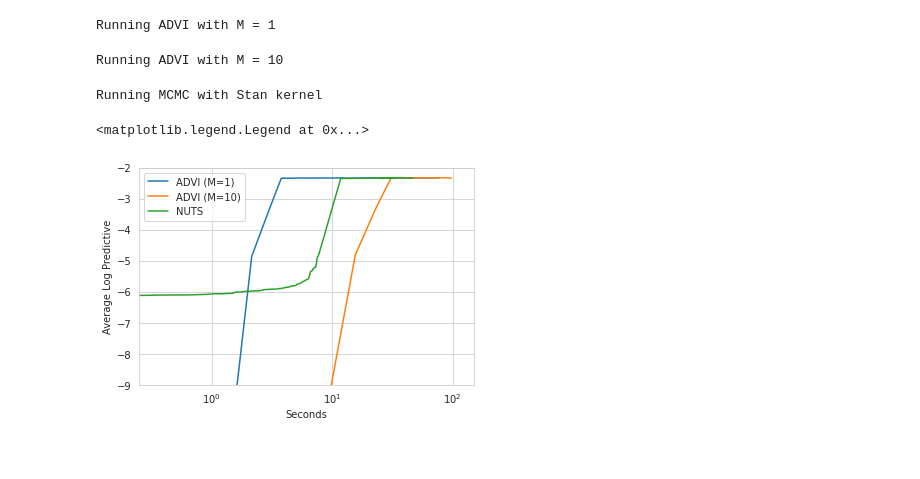
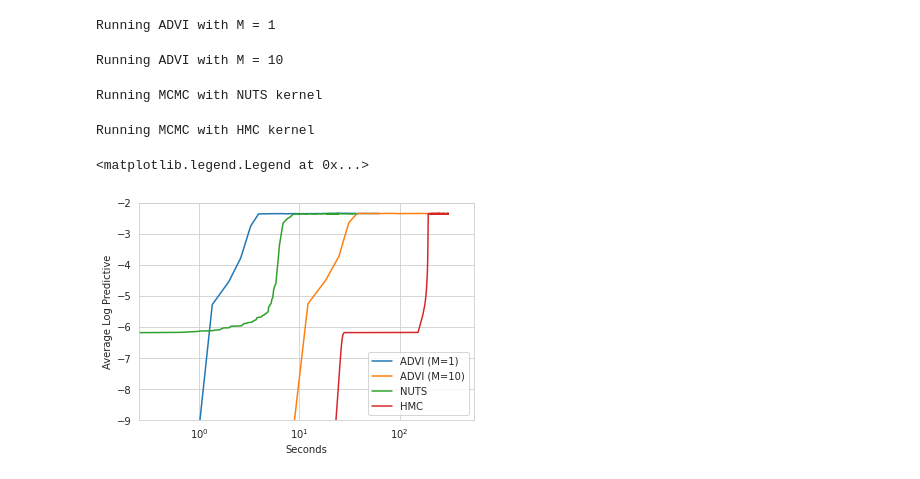
Before and after one commit to lorenzkuhn/advi, a Jupyter notebook: ARD.ipynb, the cells around one changed output. Drawn from its saved outputs; the diff is of its cells as text; code cells hidden in the pictures.

```diff
--- a/ARD.ipynb
+++ b/ARD.ipynb
@@ -127,7 +126,7 @@ def run_advi(model, num_iterations, num_particles, verbose = False):
 
   return output_advi
 # %%
-def run_mcmc(model):
+def run_mcmc(model, num_samples, num_warmups, kernel_method):
   # Run MCMC using Stan kernel
   pyro.clear_param_store()
   torch.manual_seed(0)
@@ -137,7 +136,7 @@ def run_mcmc(model):
 
   def hook_fn(kernel, sample, stage, i):
       #use the most recently sampled param to estimate performance
-      if i < 100 or (i % 50 == 0): #evaluate all first 100 samples and then every 50
+      if i < 100 or (i % 10 == 0): #evaluate all first 100 samples and then every 50
         learned_beta = sample['beta']
         learned_sigma2 = torch.exp(sample['sigma2']) #ATTENTION: InvGamma uses PowerTransform
 
@@ -151,57 +150,71 @@ def run_mcmc(model):
         train_time.append(time.time())
         test_log_prob_list.append(test_log_prob)
 
-  nuts_kernel = NUTS(model, max_tree_depth = 4)
+  if kernel_method == 'NUTS':
+    kernel = NUTS(model,max_tree_depth = 4)
+
+  elif kernel_method == 'HMC':
+    kernel = HMC(model, step_size = 0.1,
+                 num_steps = 10,
+                 target_accept_prob=0.8,
+                 adapt_step_size = False)
+
+  else:
+    print('Unknown kernel method')
+    return 0
 
   nuts = MCMC(
-              nuts_kernel,
-              num_samples=300,
-              warmup_steps=300,
+              kernel,
+              num_samples=num_samples,
+              warmup_steps=num_warmups,
               disable_progbar=False,
               num_chains = 1,
               hook_fn = hook_fn
-      )
+  )
 
   nuts.run(x_train, y_train.squeeze())
 
-  output_nuts = pd.DataFrame({'t':np.array(train_time)-train_time[0],
+  output_mcmc = pd.DataFrame({'t':np.array(train_time)-train_time[0],
                               "test_accuracy":np.array(test_log_prob_list),
-                              "model":"nuts"})
+                              "model":kernel_method})
 
-  return output_nuts
+  return output_mcmc
 # %%
 # Simulate the data:
 num_features = 250
 y, x, w = make_training_data(11000, num_features, 10, mu=0)
 y_train, y_test, x_train, x_test = sep_training_test(y,x,1000)
 
 # Train the ADVI models
 print('Running ADVI with M = 1')
 output_advi_M1 = run_advi(model, 10000, 1)
 print('Running ADVI with M = 10')
-output_advi_M10 = run_advi(model, 3000, 10)
+output_advi_M10 = run_advi(model, 5000, 10)
 
 # Train the MCMC models
 print('Running MCMC with NUTS kernel')
-output_nuts = run_mcmc(model)
+output_nuts = run_mcmc(model, 300, 300, 'NUTS')
+print('Running MCMC with HMC kernel')
+output_hmc = run_mcmc(model, 4000, 4000, 'HMC')
 
 # Generate plot (Figure 4 in original paper)
 output = output_advi_M1.append(output_advi_M10, ignore_index=True)
 output = output.append(output_nuts, ignore_index = True)
-output = output.loc[output['t'] < 100]
+output = output.append(output_hmc, ignore_index = True)
 output['test_accuracy'] = output['test_accuracy'].astype('float')
 
 sns.set_style("whitegrid")
 results = sns.lineplot(data = output, x = 't', y = 'test_accuracy', hue = 'model')
 results.set(xscale='log',
-            xlim = (0.25, 150),
+            xlim = (0.25, 550),
             ylim = (-9, -2),
             xlabel = 'Seconds',
             ylabel = 'Average Log Predictive')
-plt.legend(labels=["ADVI (M=1)","ADVI (M=10)", "NUTS"])
+plt.legend(labels=["ADVI (M=1)","ADVI (M=10)", "NUTS", "HMC"])
 # %% [output]
 Running ADVI with M = 1
 Running ADVI with M = 10
-Running MCMC with Stan kernel
+Running MCMC with NUTS kernel
-<matplotlib.legend.Legend at 0x...>
+Running MCMC with HMC kernel
+<matplotlib.legend.Legend at 0x...>
-[figure, old version]
+[figure, new version]
```
Also changed, not shown: parts of 2 cells of this notebook, 1 other file.
